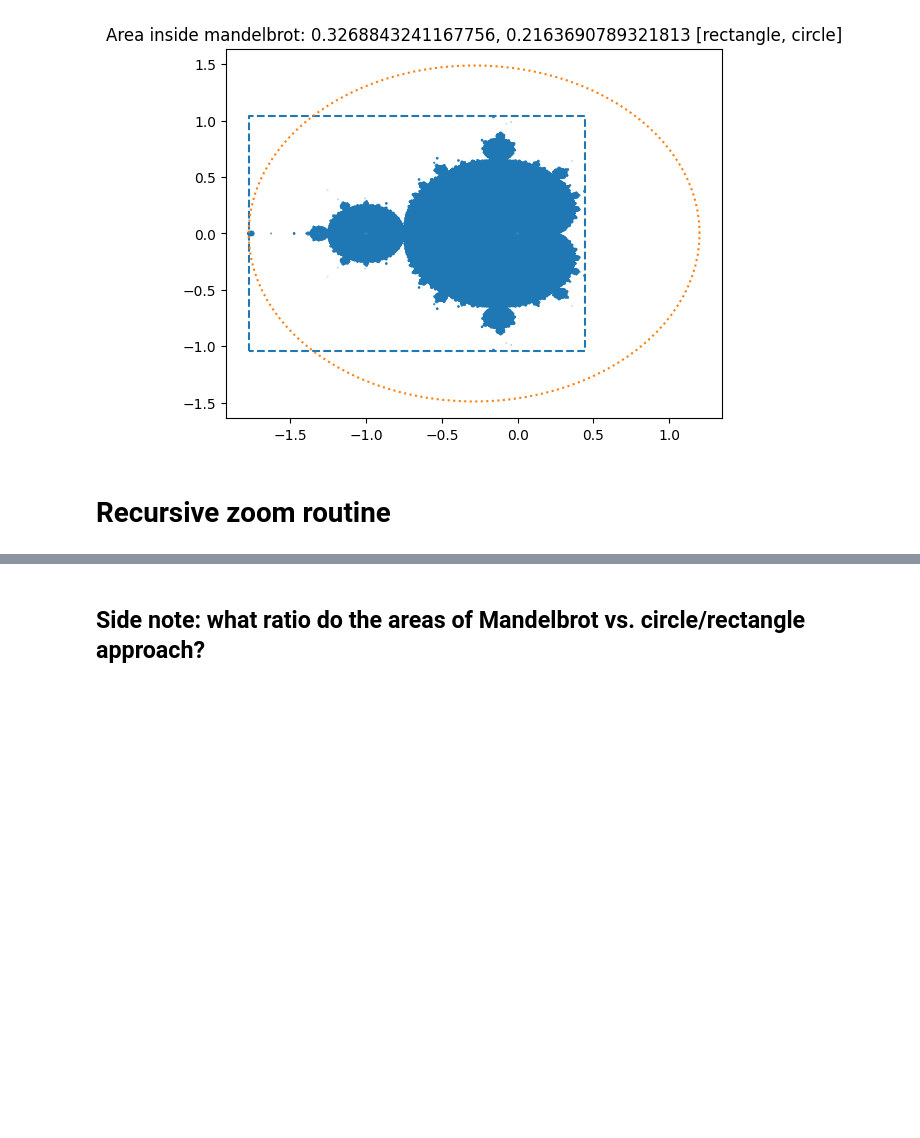
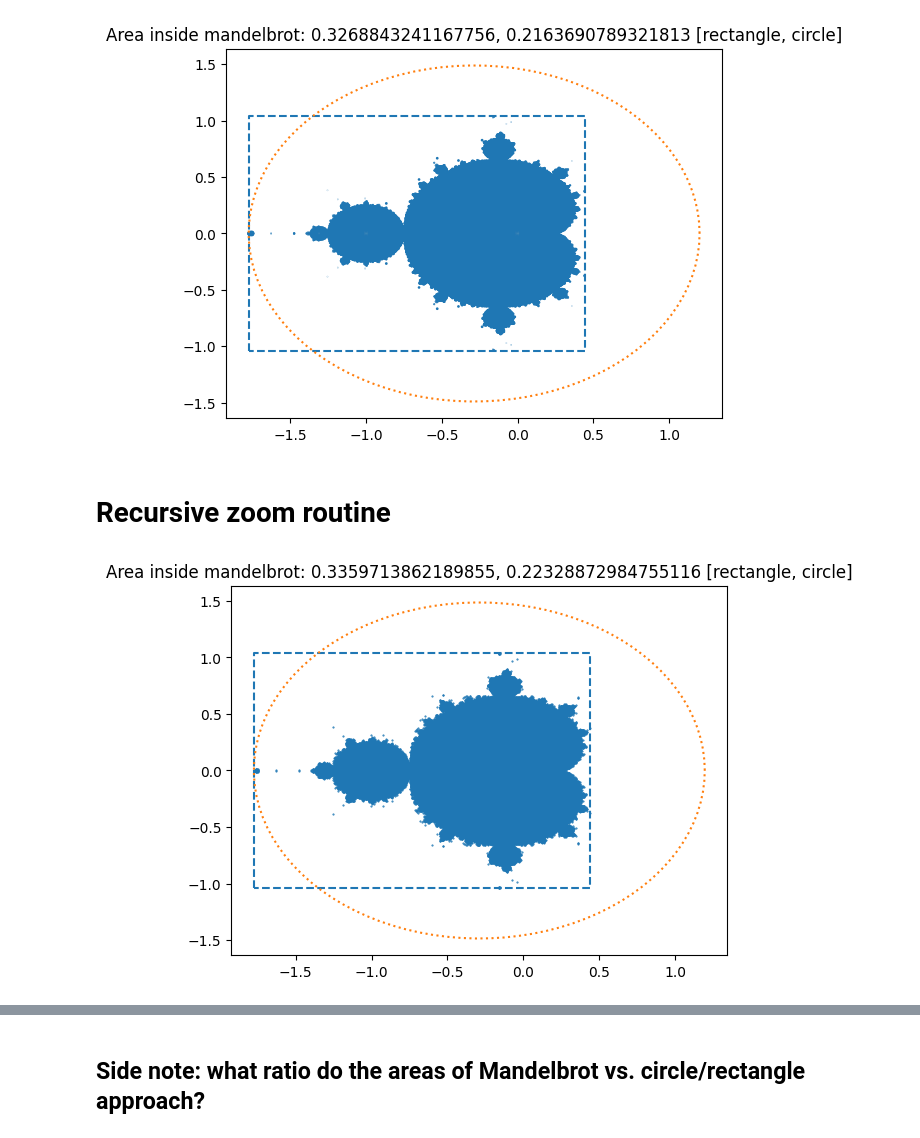
Before and after one commit to paa27/mandelbrot, a Jupyter notebook: plots.ipynb, the cells around one changed output, grey strips where cells are left out. Drawn from its saved outputs; the diff is of its cells as text; code cells hidden in the pictures; blank space fills up the shorter version.

```diff
--- a/plots.ipynb
+++ b/plots.ipynb
@@ -153,4 +172,8 @@ mb = Mandel(npoints=1000)
 # %%
+mb = Mandel(npoints=1000)
 mb.run()
 mb.analyse()
+mb.plot();
+# %% [output]
+[figure, added]
 # %%
```
Also changed, not shown: parts of 5 cells of this notebook, 1 other file.
